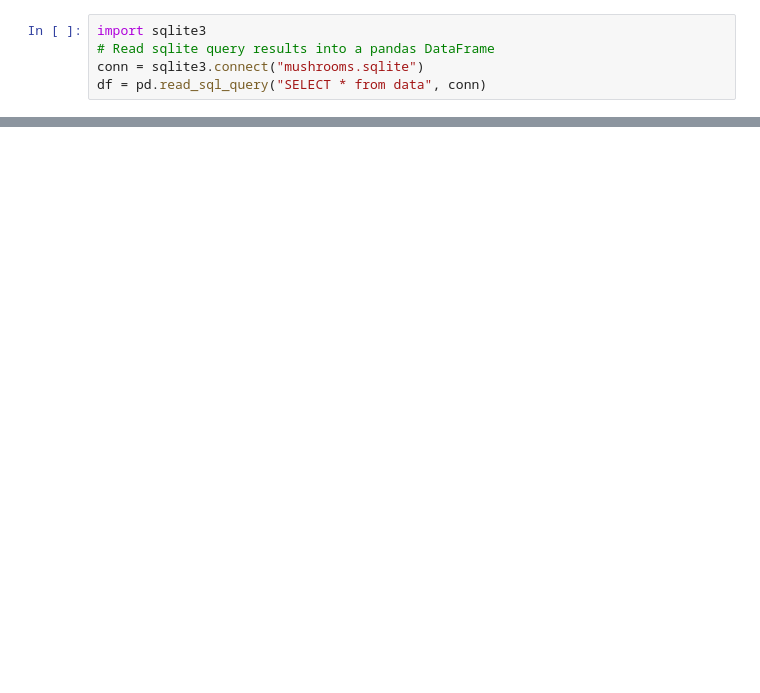
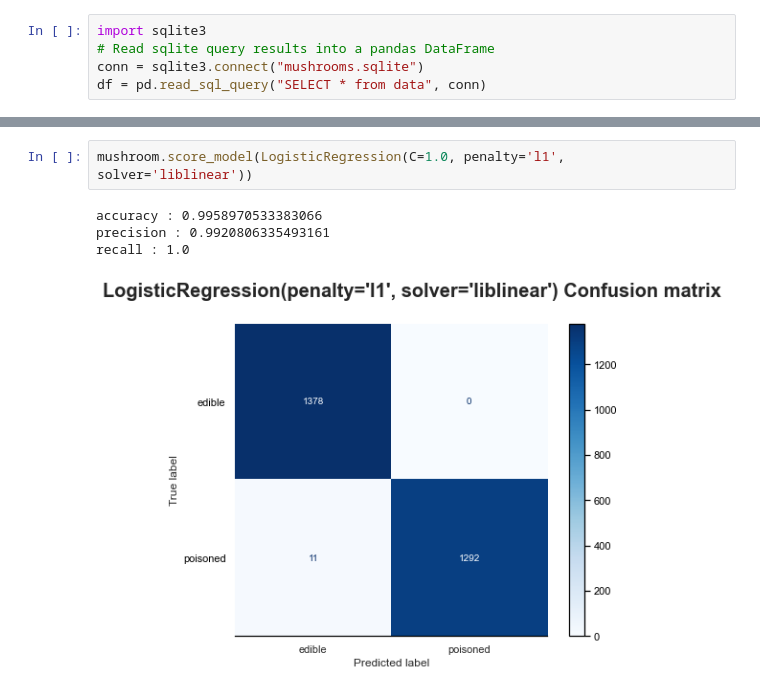
Before and after one commit to art2mkl/good_mushrooms, a Jupyter notebook: ml_default.ipynb, the cells around one changed output, grey strips where cells are left out. Saved outputs shown, nothing was run; the diff lists cells and outputs as text; blank space fills up the shorter version.

```diff
--- a/ml_default.ipynb
+++ b/ml_default.ipynb
@@ -415,0 +524,7 @@ display_list
+# %%
+mushroom.score_model(LogisticRegression(C=1.0, penalty='l1', solver='liblinear'))
+# %% [output]
+accuracy : 0.9958970533383066
+precision : 0.9920806335493161
+recall : 1.0
+[figure, added]
```
Also changed, not shown: parts of 97 cells of this notebook, 7 other files.
